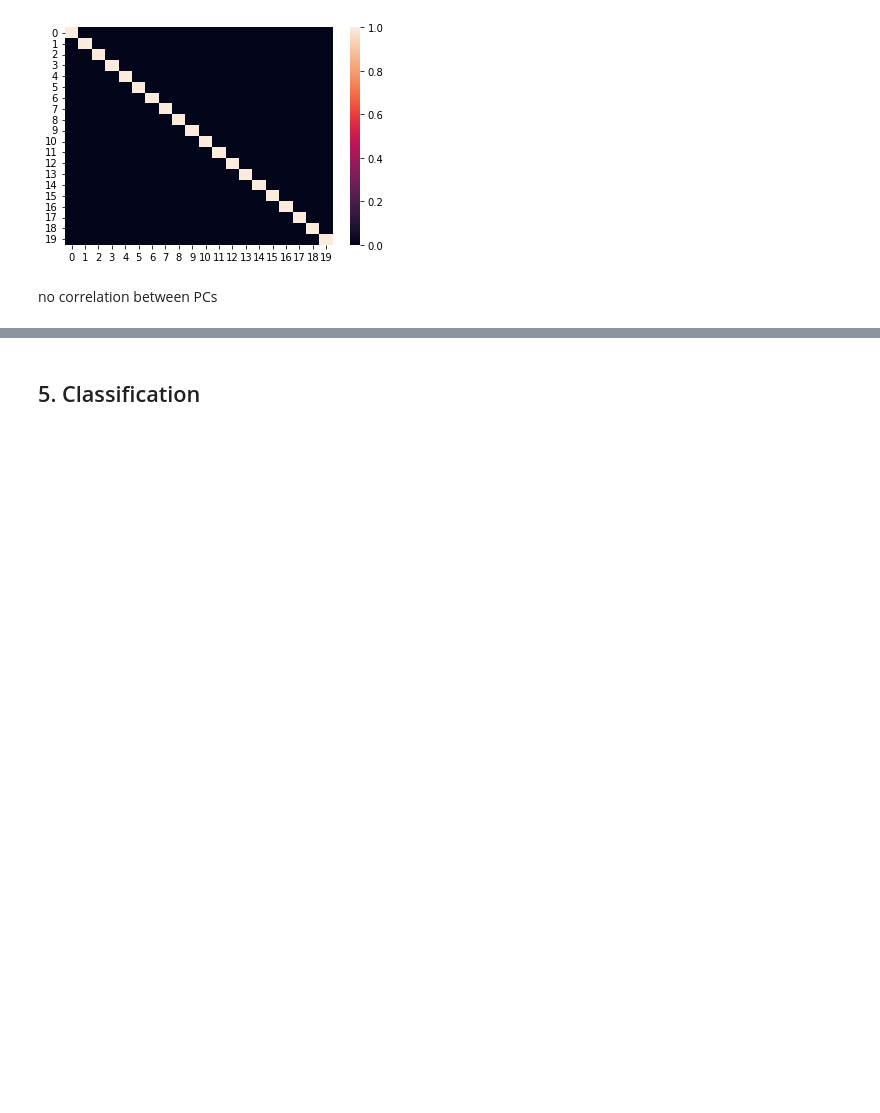
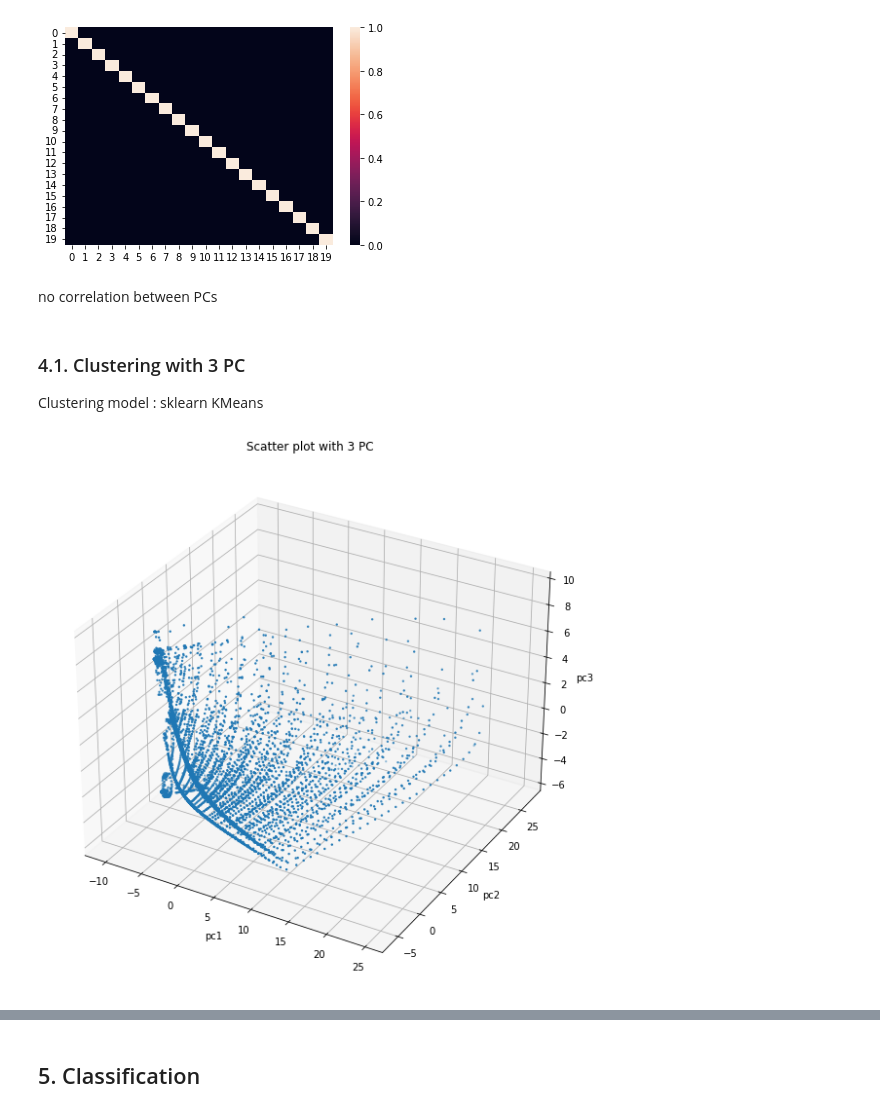
Before and after one commit to 9yelin9/hf, a Jupyter notebook: boo/boo.ipynb, the cells around one changed output, grey strips where cells are left out. Drawn from its saved outputs; the diff is of its cells as text; code cells hidden in the pictures; blank space fills up the shorter version.

Commit message:
Update draw

```diff
--- a/boo/boo.ipynb
+++ b/boo/boo.ipynb
@@ -198,3 +187,35 @@ sns.heatmap(corr)
 [figure]
 # %% [markdown]
 no correlation between PCs
+# %% [markdown]
+### 4.1. Clustering with 3 PC
+Clustering model : sklearn KMeans
+# %%
+def DrawScat(X_pca, clus_num=1):
+    fig = plt.figure(figsize=(10, 10))
+    ax = fig.add_subplot(projection='3d')
+
+    if clus_num > 1:
+        for i in range(clus_num):
+            X_tmp = X_pca[X_pca['clus'] == i]
+            ax.scatter(X_tmp['pc1'], X_tmp['pc2'], X_tmp['pc3'], s=2, label=i)
+            ax.legend()
+            del X_tmp
+    else:
+        ax.scatter(X_pca['pc1'], X_pca['pc2'], X_pca['pc3'], s=2)
+
+    ax.set_xlabel('pc1')
+    ax.set_ylabel('pc2')
+    ax.set_zlabel('pc3')
+    ax.set_title('Scatter plot with 3 PC')
+
+    plt.show()
+# %%
+pca = PCA(n_components=3)
+X_pca = pca.fit_transform(X_std)
+
+X_pca = pd.DataFrame(X_pca, index=range(len(X_pca)), columns=['pc1', 'pc2', 'pc3'])
+
+DrawScat(X_pca)
+# %% [output]
+[figure, new version]
```
Also changed, not shown: parts of 11 cells of this notebook, 2 other files.
